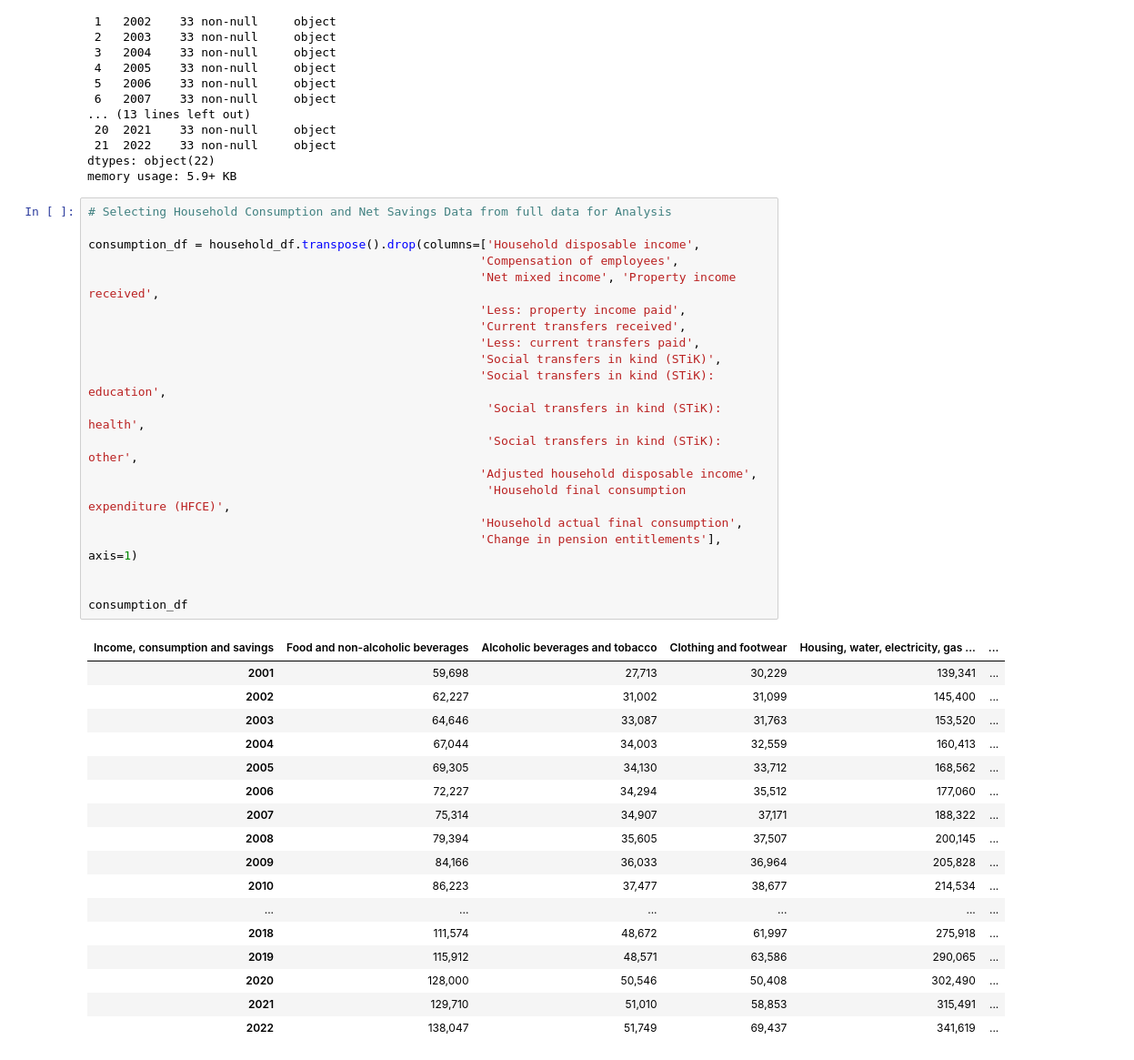
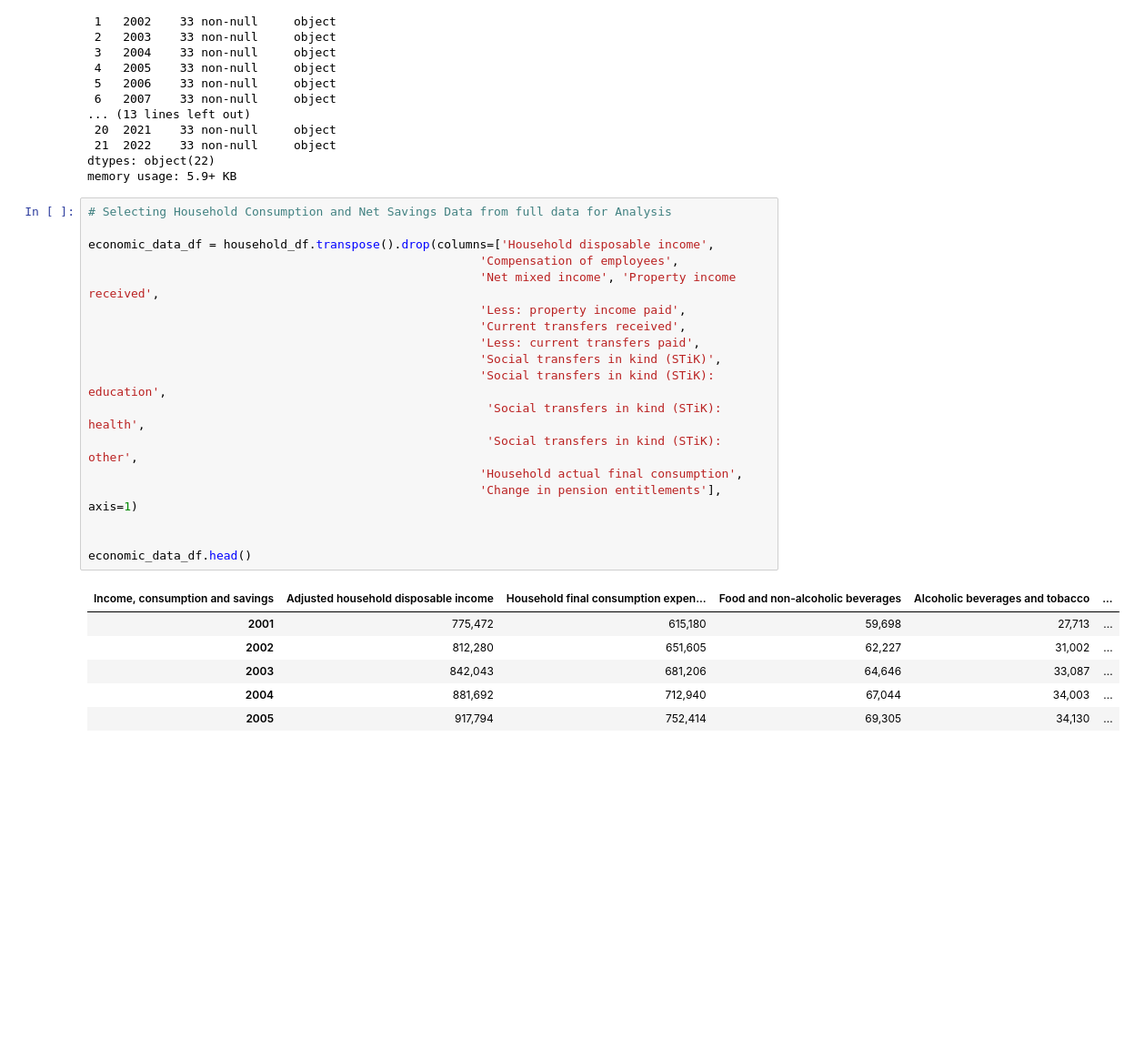
Before and after one commit to Sahib0096/Project-1-Group-3-, a Jupyter notebook: Project 1 A.ipynb, the cells around one changed output. Shown at 91% size. Drawn from its saved outputs; the diff is of its cells as text; blank space fills up the shorter version.

```diff
--- a/Project 1 A.ipynb
+++ b/Project 1 A.ipynb
@@ -49,41 +53,28 @@ memory usage: 5.9+ KB
 # %%
 # Selecting Household Consumption and Net Savings Data from full data for Analysis
 
-consumption_df = household_df.transpose().drop(columns=['Household disposable income',
+economic_data_df = household_df.transpose().drop(columns=['Household disposable income',
                                                        'Compensation of employees',
                                                        'Net mixed income', 'Property income received',
                                                        'Less: property income paid',
                                                        'Current transfers received',
                                                        'Less: current transfers paid',
                                                        'Social transfers in kind (STiK)',
                                                        'Social transfers in kind (STiK): education',
                                                         'Social transfers in kind (STiK): health',
                                                         'Social transfers in kind (STiK): other',
-                                                       'Adjusted household disposable income',
-                                                        'Household final consumption expenditure (HFCE)',
                                                        'Household actual final consumption',
                                                        'Change in pension entitlements'], axis=1)
 
 
-consumption_df
+economic_data_df.head()
 # %% [output]
-| Income, consumption and savings | Food and non-alcoholic beverages | Alcoholic beverages and tobacco | Clothing and footwear | Housing, water, electricity, gas ... | ... |
-| 2001 | 59,698 | 27,713 | 30,229 | 139,341 | ... |
-| 2002 | 62,227 | 31,002 | 31,099 | 145,400 | ... |
-| 2003 | 64,646 | 33,087 | 31,763 | 153,520 | ... |
-| 2004 | 67,044 | 34,003 | 32,559 | 160,413 | ... |
-| 2005 | 69,305 | 34,130 | 33,712 | 168,562 | ... |
-| 2006 | 72,227 | 34,294 | 35,512 | 177,060 | ... |
-| 2007 | 75,314 | 34,907 | 37,171 | 188,322 | ... |
-| 2008 | 79,394 | 35,605 | 37,507 | 200,145 | ... |
-| 2009 | 84,166 | 36,033 | 36,964 | 205,828 | ... |
-| 2010 | 86,223 | 37,477 | 38,677 | 214,534 | ... |
-| ... | ... | ... | ... | ... | ... |
-| 2018 | 111,574 | 48,672 | 61,997 | 275,918 | ... |
-| 2019 | 115,912 | 48,571 | 63,586 | 290,065 | ... |
-| 2020 | 128,000 | 50,546 | 50,408 | 302,490 | ... |
-| 2021 | 129,710 | 51,010 | 58,853 | 315,491 | ... |
-| 2022 | 138,047 | 51,749 | 69,437 | 341,619 | ... |
+| Income, consumption and savings | Adjusted household disposable income | Household final consumption expen... | Food and non-alcoholic beverages | Alcoholic beverages and tobacco | ... |
+| 2001 | 775,472 | 615,180 | 59,698 | 27,713 | ... |
+| 2002 | 812,280 | 651,605 | 62,227 | 31,002 | ... |
+| 2003 | 842,043 | 681,206 | 64,646 | 33,087 | ... |
+| 2004 | 881,692 | 712,940 | 67,044 | 34,003 | ... |
+| 2005 | 917,794 | 752,414 | 69,305 | 34,130 | ... |
 # %%
 
 # Define a function to remove commas and convert to float
```
Also changed, not shown: parts of 16 cells of this notebook, 3 other files.
